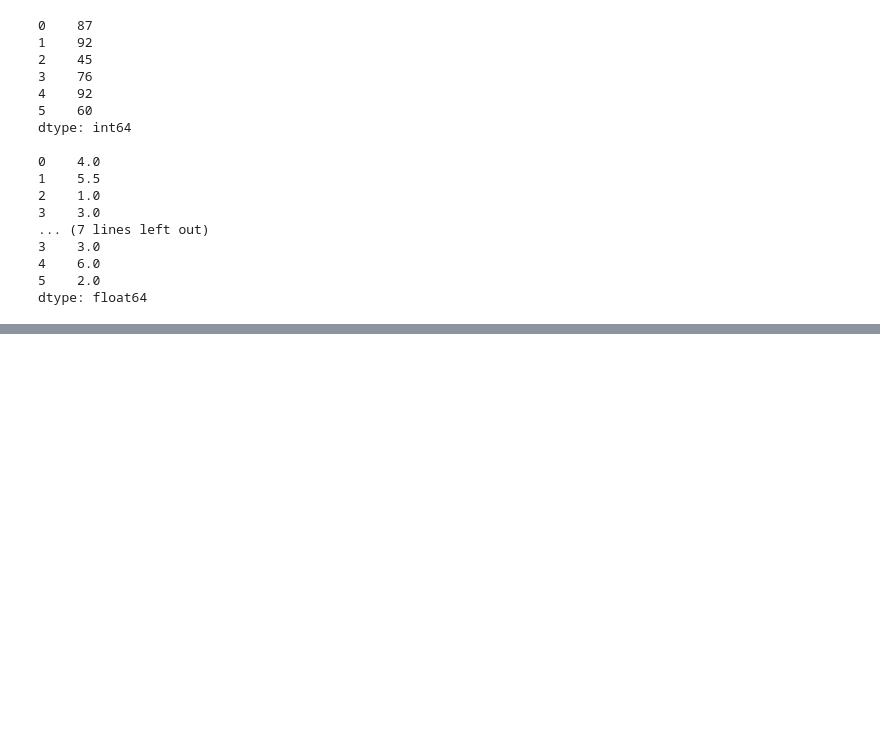
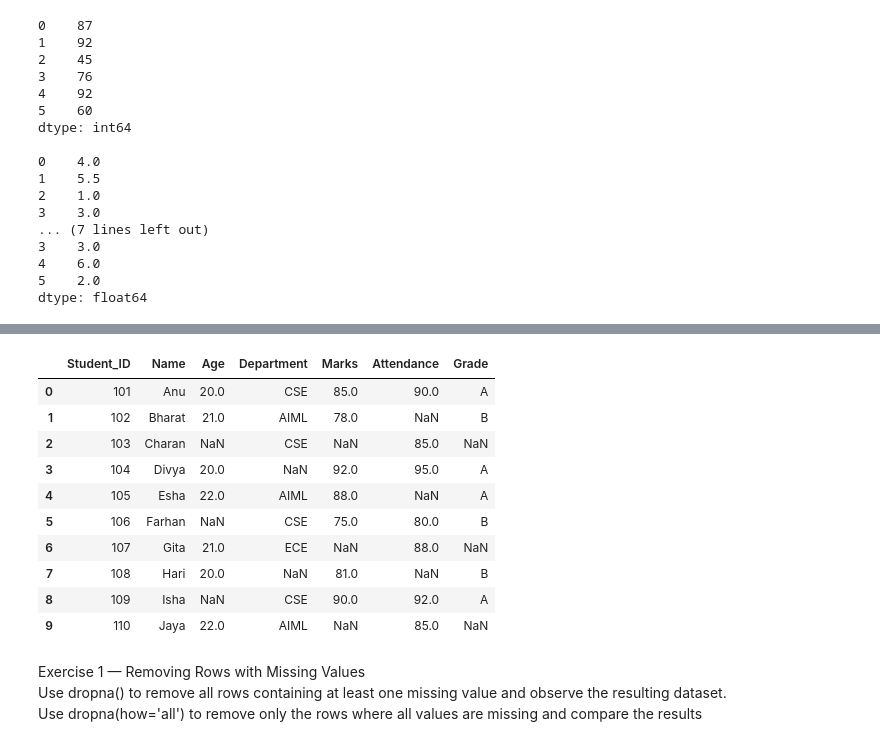
Before and after one commit to vasist05/eda-colab-lab, a Jupyter notebook: numpy_lab_011.ipynb, the cells around one changed output, grey strips where cells are left out. Saved outputs shown, nothing was run; the diff lists cells and outputs as text; code cells hidden in the pictures; blank space fills up the shorter version.

```diff
--- a/numpy_lab_011.ipynb
+++ b/numpy_lab_011.ipynb
@@ -990,0 +1011,31 @@ dtype: float64
+# %%
+import numpy as np
+import pandas as pd
+data = { 'Student_ID': [101, 102, 103, 104, 105, 106, 107, 108, 109, 110],
+'Name': ['Anu', 'Bharat', 'Charan', 'Divya', 'Esha', 'Farhan', 'Gita', 'Hari', 'Isha', 'Jaya'],
+'Age': [20, 21, np.nan, 20, 22, np.nan, 21, 20, np.nan, 22],
+'Department': ['CSE', 'AIML', 'CSE', np.nan, 'AIML', 'CSE', 'ECE', np.nan, 'CSE', 'AIML'],
+'Marks': [85, 78, np.nan, 92, 88, 75, np.nan, 81, 90, np.nan],
+'Attendance': [90, np.nan, 85, 95, np.nan, 80, 88, np.nan, 92, 85],
+'Grade': ['A', 'B', np.nan, 'A', 'A', 'B', np.nan, 'B', 'A', np.nan] }
+
+df=pd.DataFrame(data)
+df
+# %% [output]
+|  | Student_ID | Name | Age | Department | Marks | Attendance | Grade |
+| 0 | 101 | Anu | 20.0 | CSE | 85.0 | 90.0 | A |
+| 1 | 102 | Bharat | 21.0 | AIML | 78.0 | NaN | B |
+| 2 | 103 | Charan | NaN | CSE | NaN | 85.0 | NaN |
+| 3 | 104 | Divya | 20.0 | NaN | 92.0 | 95.0 | A |
+| 4 | 105 | Esha | 22.0 | AIML | 88.0 | NaN | A |
+| 5 | 106 | Farhan | NaN | CSE | 75.0 | 80.0 | B |
+| 6 | 107 | Gita | 21.0 | ECE | NaN | 88.0 | NaN |
+| 7 | 108 | Hari | 20.0 | NaN | 81.0 | NaN | B |
+| 8 | 109 | Isha | NaN | CSE | 90.0 | 92.0 | A |
+| 9 | 110 | Jaya | 22.0 | AIML | NaN | 85.0 | NaN |
+# %% [markdown]
+Exercise 1 — Removing Rows with Missing Values
+<br>
+Use dropna() to remove all rows containing at least one missing value and observe the resulting dataset.
+<br>
+Use dropna(how='all') to remove only the rows where all values are missing and compare the results
```
Also changed, not shown: parts of 18 cells of this notebook.
